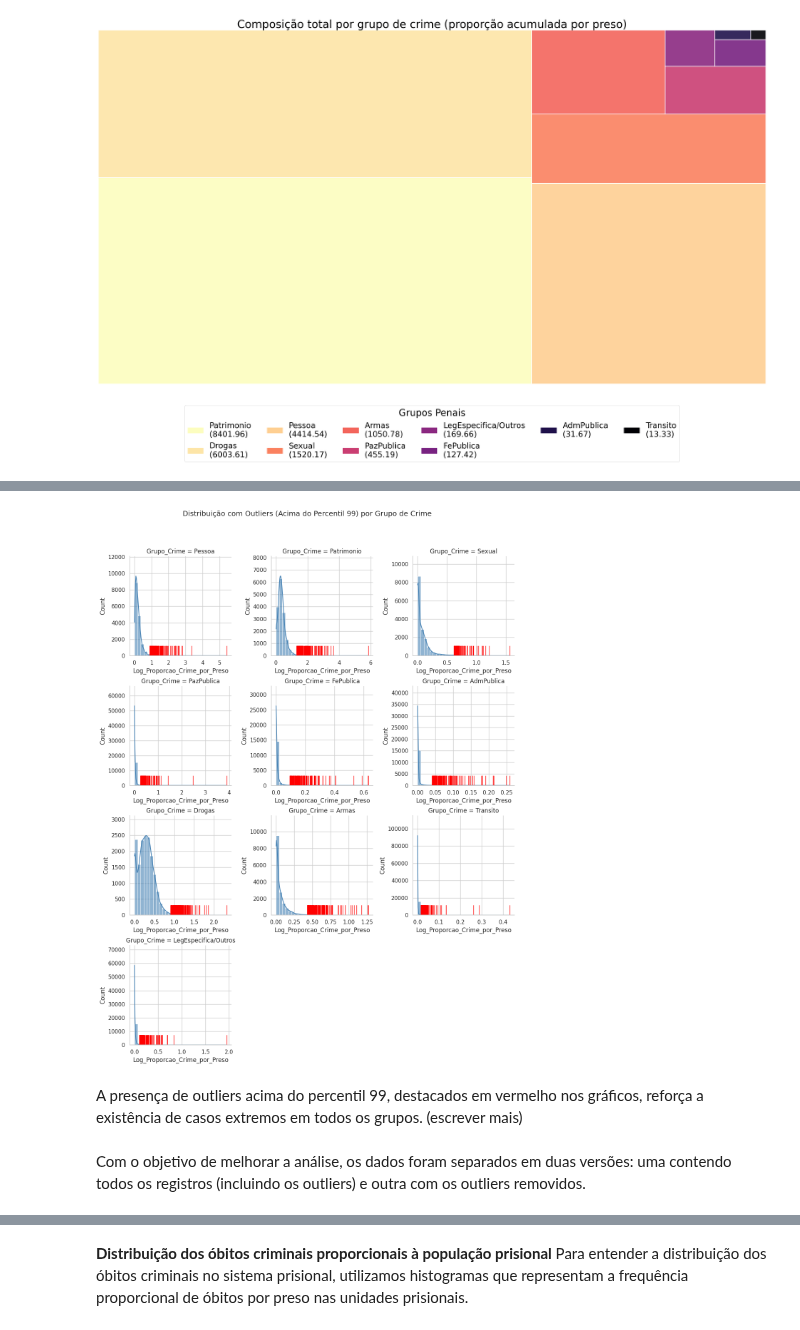
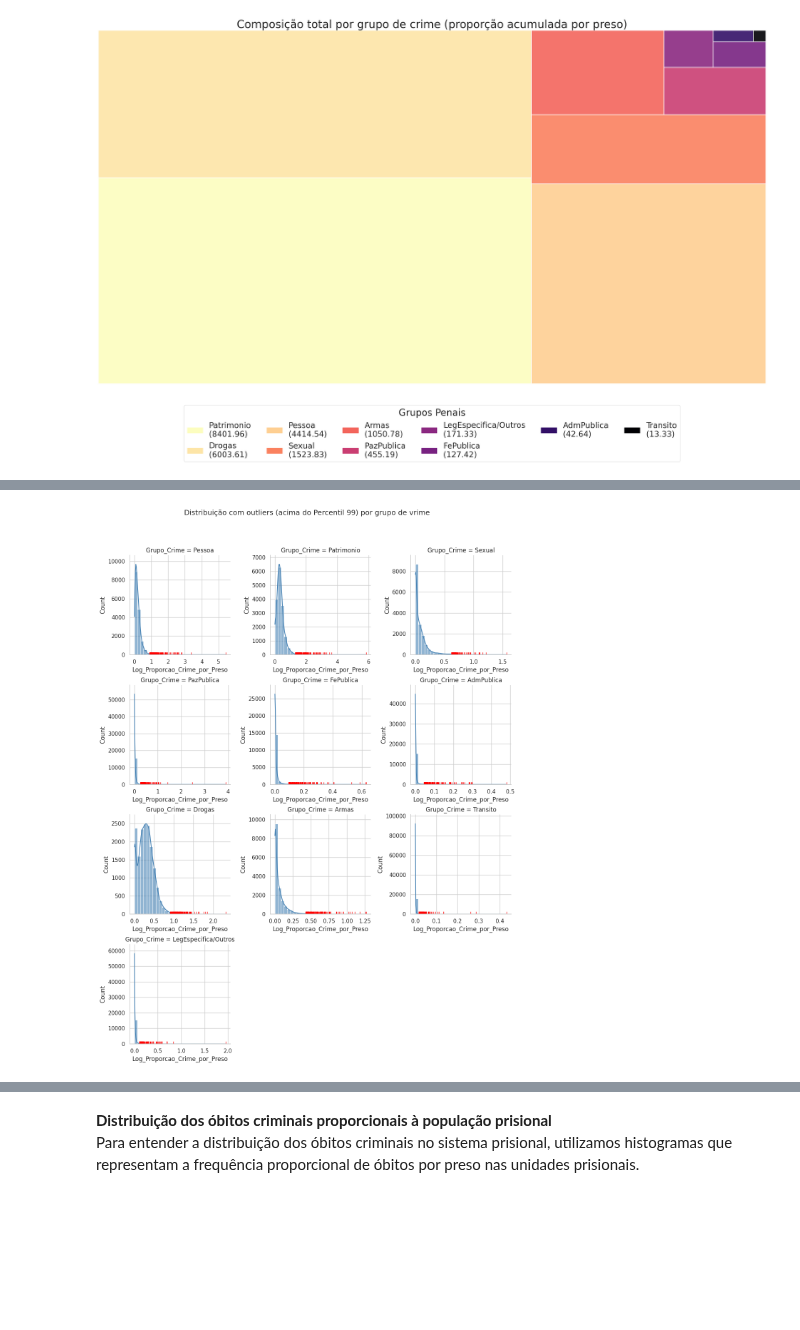
Before and after one commit to Caio-Brega/introducao-ciencia-dos-dados, a Jupyter notebook: TP_ICD.ipynb, the cells around one changed output, grey strips where cells are left out. Saved outputs shown, nothing was run; the diff lists cells and outputs as text; code cells hidden in the pictures; blank space fills up the shorter version.

```diff
--- a/TP_ICD.ipynb
+++ b/TP_ICD.ipynb
@@ -1121,8 +1117,8 @@ Diante dos resultados, confirmamos a alta incidência de dados NaN em diversas c
 # %%
 print("Quantidade de colunas do dataframe:", df_crimes_obitos.shape[1])
 
-# Mantém apenas colunas com até 70% de NaN
-colunas_validas = nan_percent[nan_percent <= 0.7].index
+# Mantém apenas colunas com até 75% de NaN
+colunas_validas = nan_percent[nan_percent <= 0.75].index
 df_crimes_obitos = df_crimes_obitos[colunas_validas]
 
 # Atualiza a lista de colunas de crimes com as que permaneceram
@@ -1393,34 +1399,25 @@ Como a presença de outliers pode distorcer médias, correlações e modelos est
 # %%
-# Adiciona identificador único por linha
-df_long['row_id'] = df_long.index
-
-# Detecta outliers com base no IQR
-outlier_ids = []
-
-df_long['Outlier'] = False  # reseta a coluna
-
-for grupo in df_long['Grupo_Crime'].unique():
-    grupo_df = df_long[df_long['Grupo_Crime'] == grupo]
-    lim_sup = grupo_df['Log_Proporcao_Crime_por_Preso'].quantile(0.99)
-
-    cond = (df_long['Grupo_Crime'] == grupo) & (df_long['Log_Proporcao_Crime_por_Preso'] > lim_sup)
-    df_long.loc[cond, 'Outlier'] = True
-
 g = sns.FacetGrid(df_long, col="Grupo_Crime", col_wrap=3, height=4, sharex=False, sharey=False)
 
 def plot_hist(data, **kwargs):
+    # Limite superior para outliers (percentil 99)
+    lim_sup = data["Log_Proporcao_Crime_por_Preso"].quantile(0.99)
+
+    # Plot do histograma
     sns.histplot(data=data, x="Log_Proporcao_Crime_por_Preso", bins=30, kde=True, color='steelblue', alpha=0.6)
-    sns.rugplot(data=data[data["Outlier"]], x="Log_Proporcao_Crime_por_Preso", color='red', height=0.1)
+
+    sns.rugplot(
+        data=data[data["Log_Proporcao_Crime_por_Preso"] > lim_sup],
+        x="Log_Proporcao_Crime_por_Preso",
+        color='red',
+        lw=1.5
+)
 
 g.map_dataframe(plot_hist)
 
 plt.subplots_adjust(top=0.9)
-g.fig.suptitle("Distribuição com Outliers (Acima do Percentil 99) por Grupo de Crime")
+g.fig.suptitle("Distribuição com outliers (acima do Percentil 99) por grupo de vrime")
 
 plt.show()
 # %% [output]
-[figure, old version]
+[figure, new version]
-# %% [markdown]
-A presença de outliers acima do percentil 99, destacados em vermelho nos gráficos, reforça a existência de casos extremos em todos os grupos. (escrever mais)
-# %% [markdown]
-Com o objetivo de melhorar a análise,  os dados foram separados em duas versões: uma contendo todos os registros (incluindo os outliers) e outra com os outliers removidos.
```
Also changed, not shown: parts of 33 cells of this notebook.
